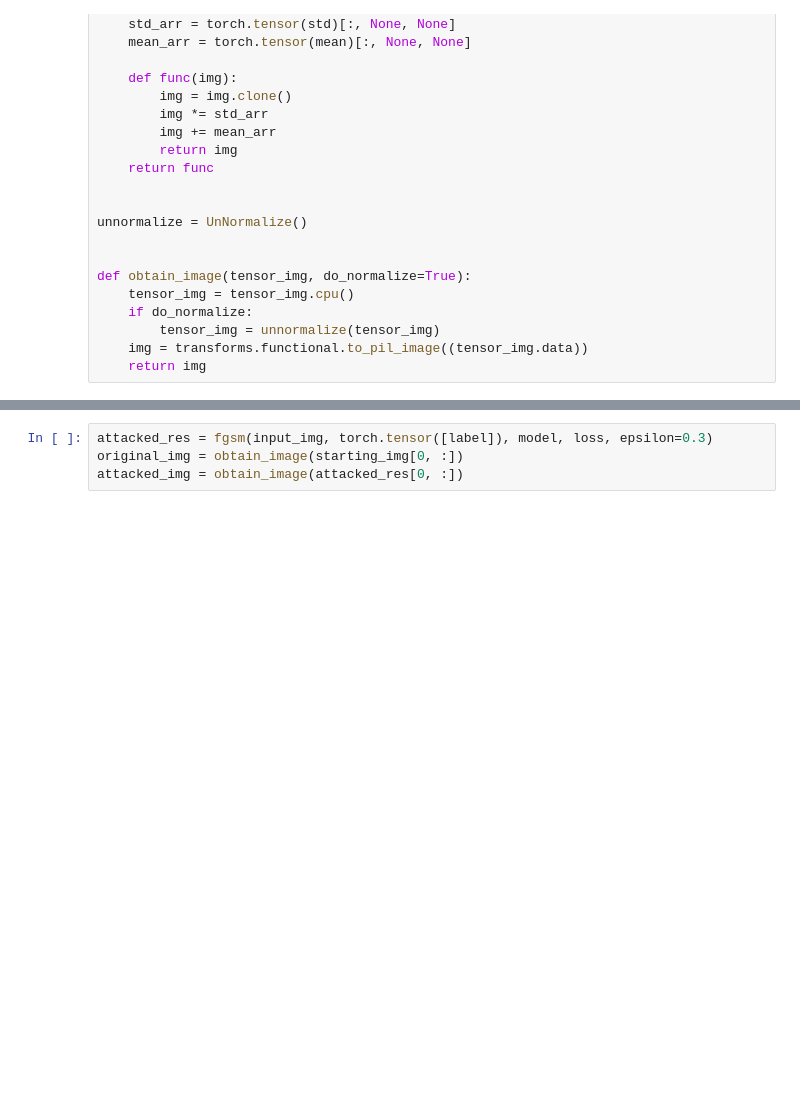
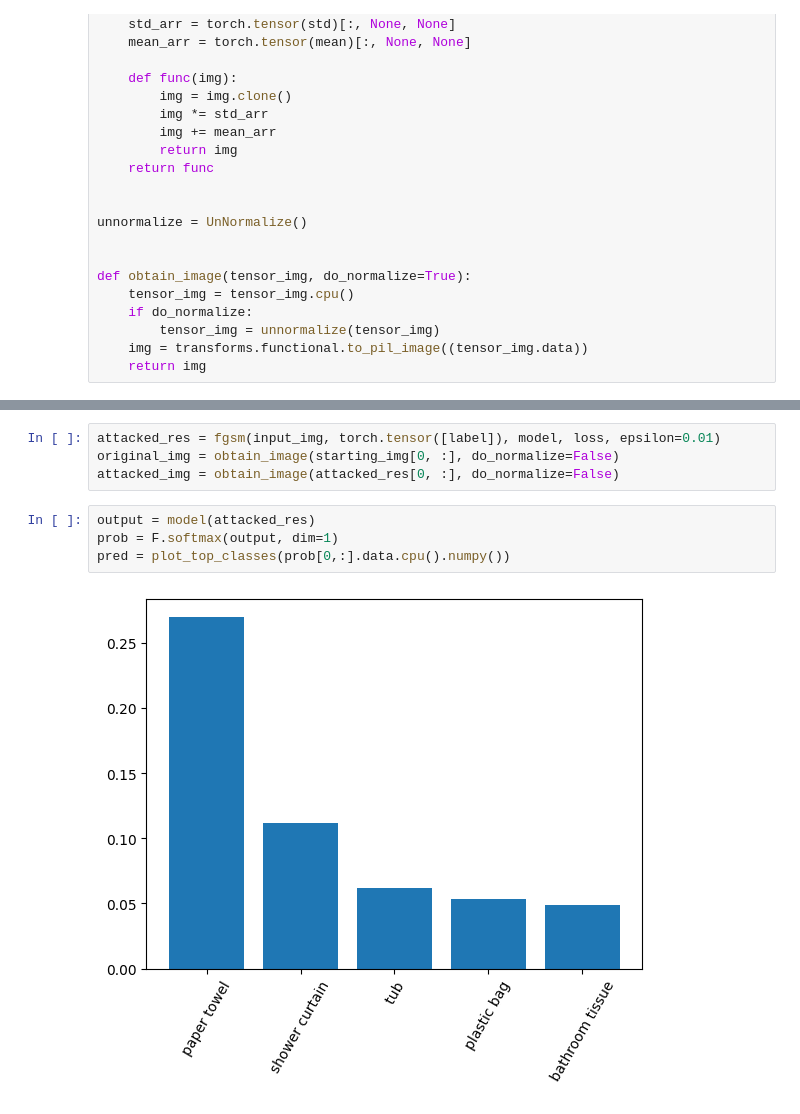
Before and after one commit to boynextdoor-cze/MIT-18.0651-Final-Project, a Jupyter notebook: AttackGenerator.ipynb, the cells around one changed output, grey strips where cells are left out. Cells and saved outputs as stored; diff of their text form; blank space fills up the shorter version.

```diff
--- a/AttackGenerator.ipynb
+++ b/AttackGenerator.ipynb
@@ -91,6 +100,12 @@ input_img = starting_img.clone().requires_grad_(True)
 # %%
-attacked_res = fgsm(input_img, torch.tensor([label]), model, loss, epsilon=0.3)
-original_img = obtain_image(starting_img[0, :])
-attacked_img = obtain_image(attacked_res[0, :])
+attacked_res = fgsm(input_img, torch.tensor([label]), model, loss, epsilon=0.01)
+original_img = obtain_image(starting_img[0, :], do_normalize=False)
+attacked_img = obtain_image(attacked_res[0, :], do_normalize=False)
+# %%
+output = model(attacked_res)
+prob = F.softmax(output, dim=1)
+pred = plot_top_classes(prob[0,:].data.cpu().numpy())
+# %% [output]
+[figure, added]
 # %%
 fig, axs = plt.subplots(1, 2, figsize=(10, 5))
```
Also changed, not shown: parts of 10 cells of this notebook, 5 other files.
